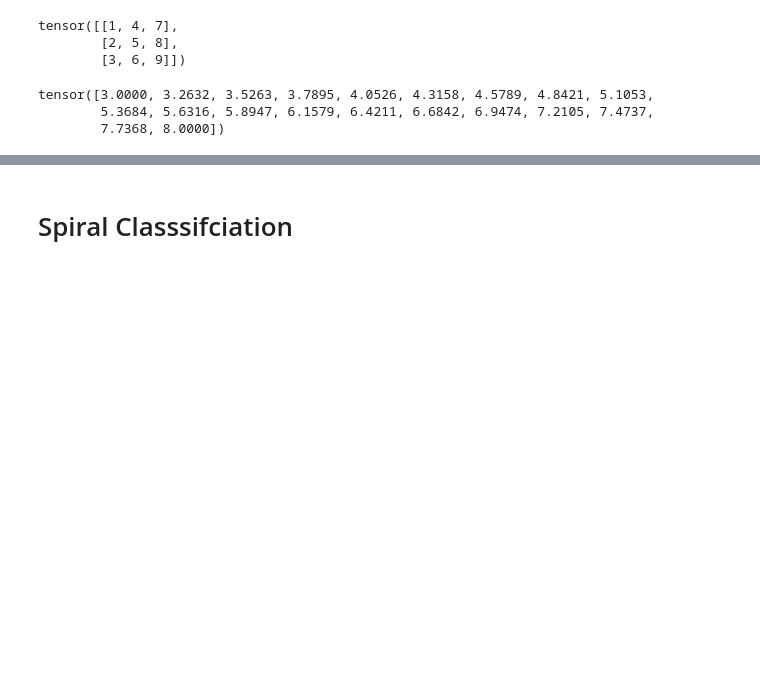
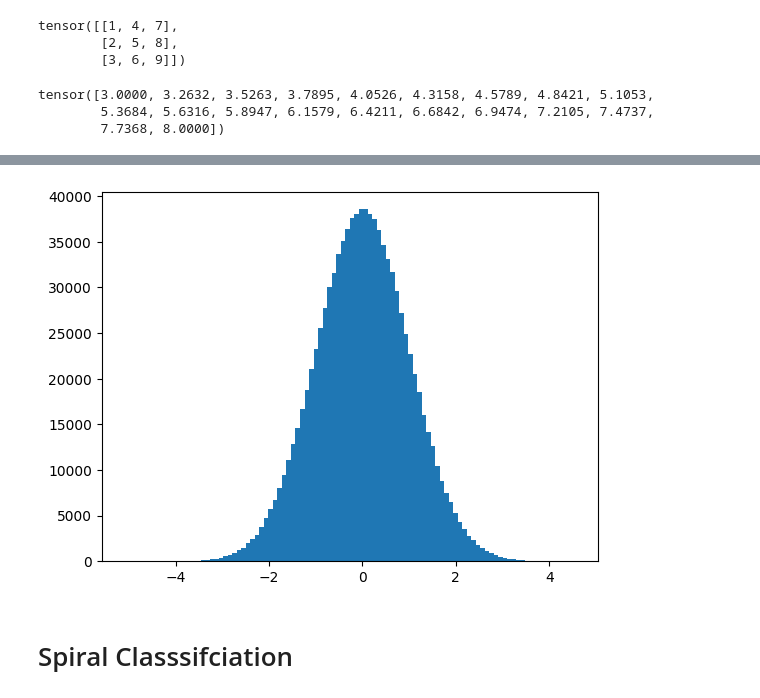
Before and after one commit to wmingqiang01/DEEPlearning_work, a Jupyter notebook: week1.ipynb, the cells around one changed output, grey strips where cells are left out. Drawn from its saved outputs; the diff is of its cells as text; code cells hidden in the pictures; blank space fills up the shorter version.

```diff
--- a/week1.ipynb
+++ b/week1.ipynb
@@ -130,7 +137,8 @@ tensor([3.0000, 3.2632, 3.5263, 3.7895, 4.0526, 4.3158, 4.5789, 4.8421, 5.1053,
 # %%
-import matplotlib.pyplot as plt
-import matplotlib.style as style
-style.use('fast')
+plt.hist(torch.randn(10**6).numpy(),bins=100)
+plt.show()
+# %% [output]
+[figure, added]
 # %% [markdown]
 # Spiral Classsifciation
 # %%
```
Also changed, not shown: parts of 14 cells of this notebook, 7 other files.
